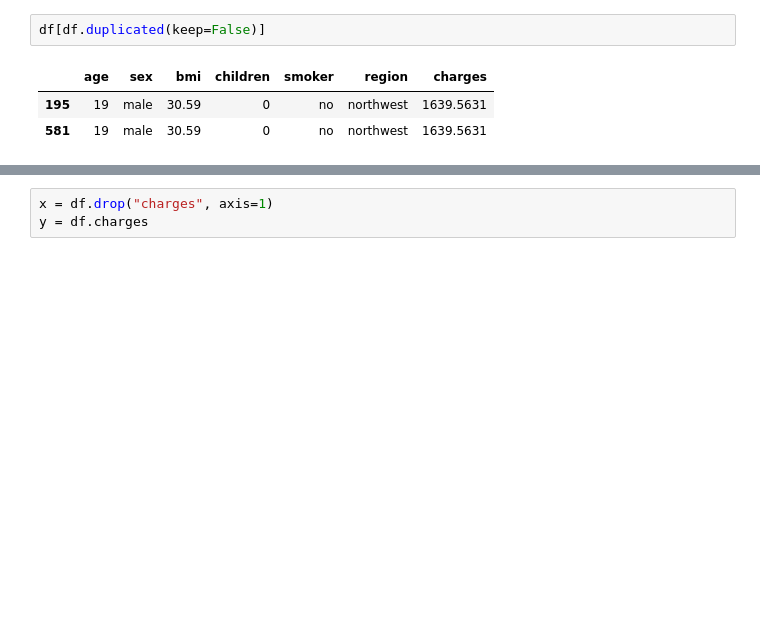
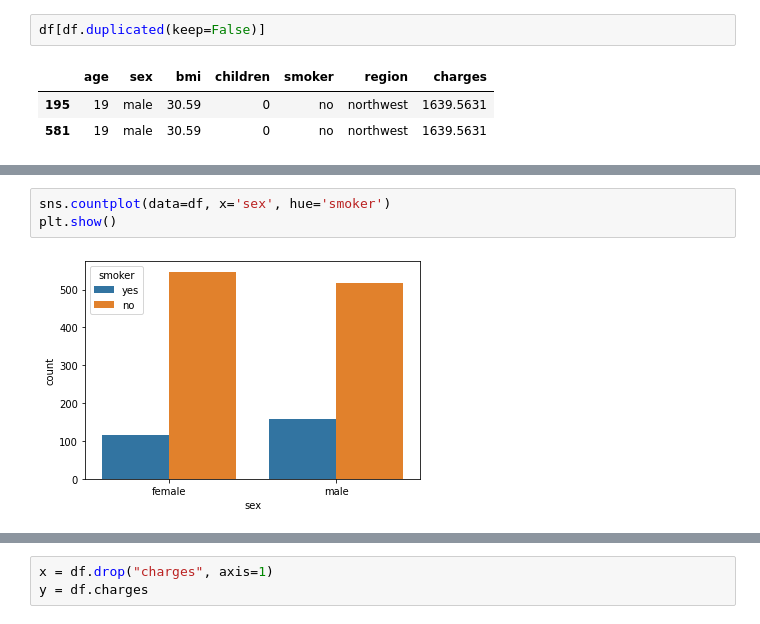
Before and after one commit to martina-nu/LinearRegressionProject, a Jupyter notebook: src/explore.ipynb, the cells around one changed output, grey strips where cells are left out. Drawn from its saved outputs; the diff is of its cells as text; blank space fills up the shorter version.

```diff
--- a/src/explore.ipynb
+++ b/src/explore.ipynb
@@ -92,0 +131,5 @@ sns.heatmap(df.corr(), annot= True)
+# %%
+sns.countplot(data=df, x='sex', hue='smoker')
+plt.show()
+# %% [output]
+[figure, added]
```
Also changed, not shown: parts of 45 cells of this notebook.
